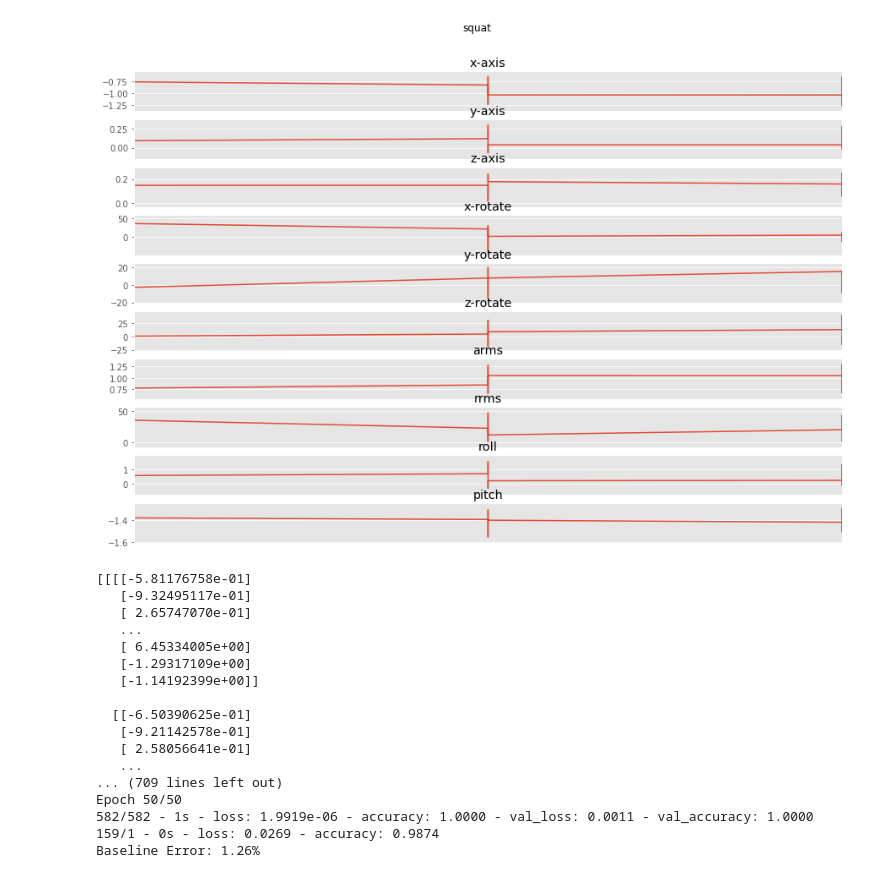
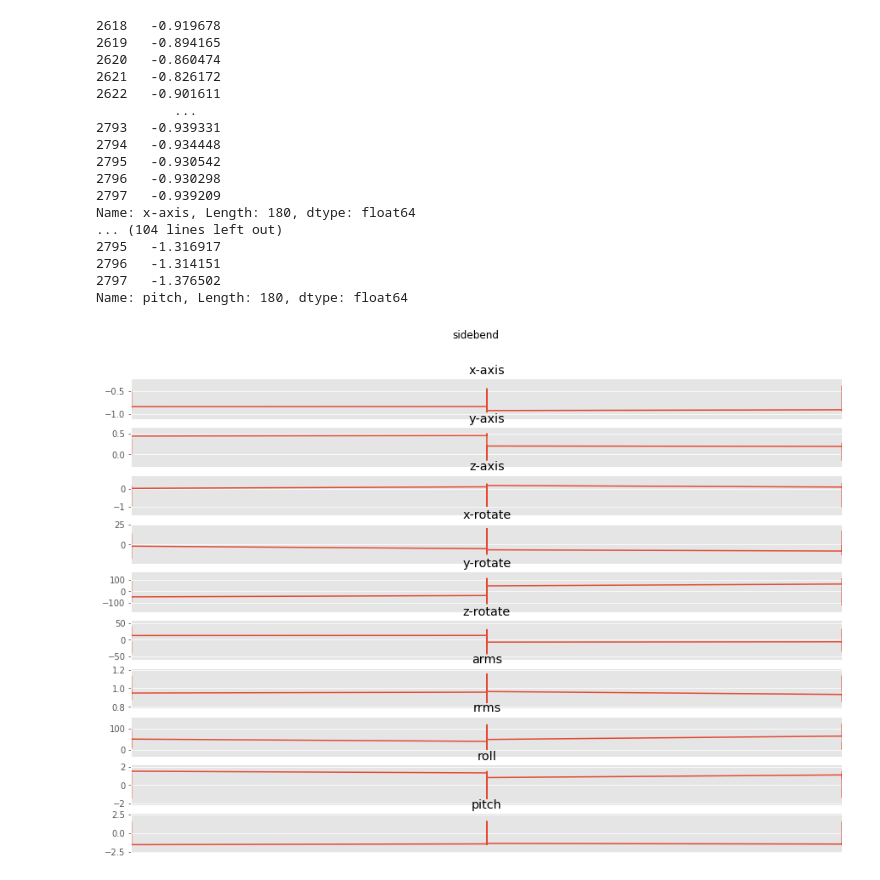
Before and after one commit to HealthCoachSystem/Human-Activity-Recognition, a Jupyter notebook: model/CNN/HAR.ipynb, the cells around one changed output. Drawn from its saved outputs; the diff is of its cells as text; code cells hidden in the pictures.

```diff
--- a/model/CNN/HAR.ipynb
+++ b/model/CNN/HAR.ipynb
@@ -35,18 +35,24 @@ def readData(filePath):
     return data
 # defining a function for feature normalization
 # (feature - mean)/stdiv
-def featureNormalize(dataset):
-    mu = np.mean(dataset,axis=0)
-    sigma = np.std(dataset,axis=0)
-    return (dataset-mu)/sigma
+
 # defining the function to plot a single axis data
 def plotAxis(axis,x,y,title):
+    y=y.astype(np.float64)
     axis.plot(x,y)
     axis.set_title(title)
     axis.xaxis.set_visible(False)
+
+
+    print(y)
+
+    #print(y,min(y),type(min(y)))
+
     axis.set_ylim([min(y)-np.std(y),max(y)+np.std(y)])
+
     axis.set_xlim([min(x),max(x)])
     axis.grid(True)
+
 # defining a function to plot the data for a given activity
 def plotActivity(activity,data):
     fig,(ax0,ax1,ax2,ax3,ax4,ax5,ax6,ax7,ax8,ax9) = plt.subplots(nrows=10, figsize=(15,10),sharex=True)
@@ -64,6 +70,7 @@ def plotActivity(activity,data):
     fig.suptitle(activity)
     plt.subplots_adjust(top=0.9)
     plt.show()
+
 # defining a window function for segmentation purposes
 def windows(data,size):
     start = 0
@@ -71,7 +78,7 @@ def windows(data,size):
         yield int(start), int(start + size)
         start+= (size/2)
 # segmenting the time series
-def segment_signal(data, window_size = 50): # 원래는 90
+def segment_signal(data, window_size = 30): # 원래는 90
     segments = np.empty((0,window_size,10))
     labels= np.empty((0))
     for (start, end) in windows(data['timestamp'],window_size):
@@ -93,11 +100,21 @@ def segment_signal(data, window_size = 50): # 원래는 90
 ''' Main Code '''
 # # # # # # # # #   reading the data   # # # # # # # # # #
 # Path of file #
-dataset = readData('0504_total_data_col_13.txt')
+
+#dataset = readData('0721_Add_sidebend_learningdata_sort.txt')
+#dataset = readData('0504_total_data_col_13.txt')
+
+#dataset = readData('x_sidebend_내꺼만 추가 안함.txt')
+#dataset = readData('x_sidecrunch_다곤 left1, 민지 데이터 반영 안함.txt')
+
+dataset = readData('end.txt') # 사이드 크런치, 사이드 벤드 모두 반영
 # plotting a subset of the data to visualize
+
 for activity in np.unique(dataset['activity']):
     subset = dataset[dataset['activity']==activity][:180]
     plotActivity(activity,subset)
+
+
 # segmenting the signal in overlapping windows of 90 samples with 50% overlap
 segments, labels = segment_signal(dataset)
 #categorically defining the classes of the activities
@@ -123,6 +140,7 @@ Epochs = 10
 batchSize = 10
 # number of total clases
 numClasses = labels.shape[1]
+
 # dropout ratio for dropout layer
 dropOutRatio = 0.2
 # reshaping the data for network input
@@ -130,12 +148,11 @@ reshapedSegments = segments.reshape(segments.shape[0], numOfRows, numOfColumns,1
 # splitting in training and testing data
 trainSplit = np.random.rand(len(reshapedSegments)) < trainSplitRatio
 trainX = reshapedSegments[trainSplit]
-print(trainX)
 testX = reshapedSegments[~trainSplit]
 trainX = np.nan_to_num(trainX)
 testX = np.nan_to_num(testX)
-print('---------------------------------------------------')
-print(trainX)
+
+
 trainY = labels[trainSplit]
 testY = labels[~trainSplit]
 
@@ -162,11 +179,12 @@ def cnnModel():
 model = cnnModel()
 for layer in model.layers:
     print(layer.name)
+trainX=trainX.astype(np.float64)
 model.fit(trainX,trainY, validation_split=1-trainSplitRatio,epochs=50,batch_size=batchSize,verbose=2)
 score = model.evaluate(testX,testY,verbose=2)
 print('Baseline Error: %.2f%%' %(100-score[1]*100))
 model.save('model.h5')
 
-#np.save('groundTruth.npy',testY)
-#np.save('testData.npy',testX)
+np.save('groundTruth.npy',testY)
+np.save('testData.npy',testX)
 # %% [output]
@@ -175,18 +227,18 @@ model.save('model.h5')
+2618   -0.919678
+2619   -0.894165
+2620   -0.860474
+2621   -0.826172
+2622   -0.901611
+          ...
+2793   -0.939331
+2794   -0.934448
+2795   -0.930542
+2796   -0.930298
+2797   -0.939209
+Name: x-axis, Length: 180, dtype: float64
+... (104 lines left out)
+2795   -1.316917
+2796   -1.314151
+2797   -1.376502
+Name: pitch, Length: 180, dtype: float64
-[figure, old version]
+[figure, new version]
-[[[[-5.81176758e-01]
-   [-9.32495117e-01]
-   [ 2.65747070e-01]
-   ...
-   [ 6.45334005e+00]
-   [-1.29317109e+00]
-   [-1.14192399e+00]]
-
-  [[-6.50390625e-01]
-   [-9.21142578e-01]
-   [ 2.58056641e-01]
-   ...
-... (709 lines left out)
-Epoch 50/50
-582/582 - 1s - loss: 1.9919e-06 - accuracy: 1.0000 - val_loss: 0.0011 - val_accuracy: 1.0000
-159/1 - 0s - loss: 0.0269 - accuracy: 0.9874
-Baseline Error: 1.26%
```
Also changed, not shown: parts of 1 cell of this notebook, 6 other files.
